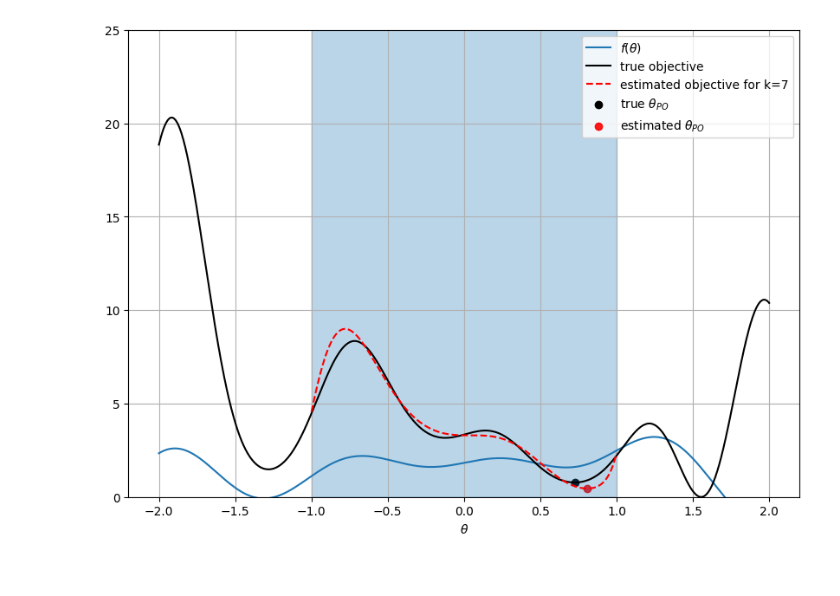
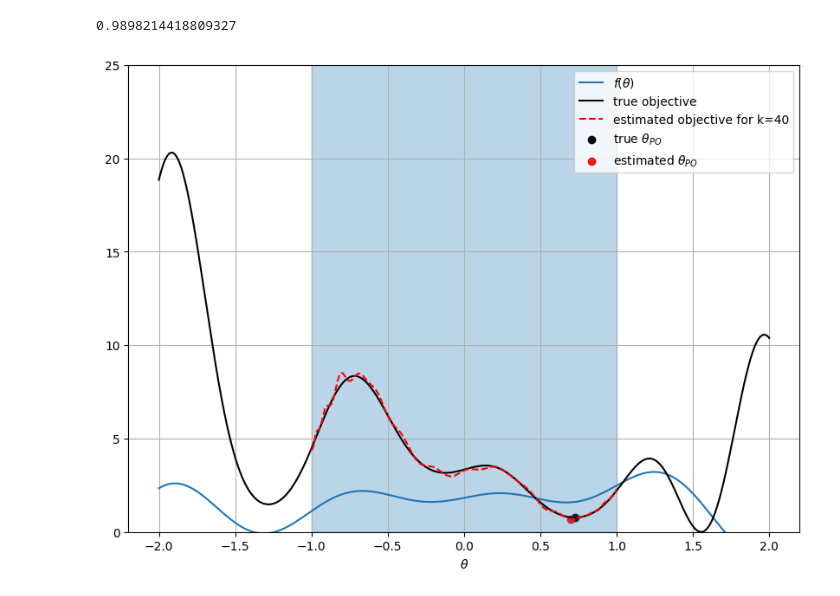
Before and after one commit to ivankirev13/Performative-Regression, a Jupyter notebook: performative_regression.ipynb, the cells around one changed output. Drawn from its saved outputs; the diff is of its cells as text; code cells hidden in the pictures.

```diff
--- a/performative_regression.ipynb
+++ b/performative_regression.ipynb
@@ -3,3 +3,8 @@ import numpy as np
 import matplotlib.pyplot as plt
 from scipy.optimize import minimize_scalar
 from itertools import accumulate
+# %%
+
+k=10
+plt.plot(np.flip(np.cos(np.pi * (2*np.arange(1, k+2) - 1 ) / (2*(k+1)))))
+plt.plot(np.linspace(-1, 1, k+1))
@@ -6,3 +14,7 @@ from itertools import accumulate
+# %%
+np.cos(np.pi*1/(2*(k+1)))
+# %% [output]
+0.9898214418809327
 # %%
 class Performative_Regression:
 
@@ -13,6 +25,7 @@ class Performative_Regression:
         self.sigma = sigma
         self.thetas = np.random.uniform(-1, 1, k)
         self.thetas = np.linspace(-1, 1, k)
+        self.thetas = np.flip(np.cos(np.pi * (2*np.arange(1, self.k+1) - 1 ) / (2*(self.k))))
         self.parameters = self.estimate_parameters()
         self.true_theta_PO = self.true_performative_optimum()
         self.estimated_theta_PO = self.estimated_performative_optimum()
@@ -118,7 +131,7 @@ class Performative_Regression:
 
         return np.ones(self.T) * self.expected_loss(self.true_theta_PO)
 # %%
-pr = Performative_Regression(k=7, n=10, T=500)
+pr = Performative_Regression(k=40, n=10, T=500)
 pr.plot_everything()
 # %% [output]
-[figure, old version]
+[figure, new version]
```
Also changed, not shown: parts of 3 cells of this notebook.
